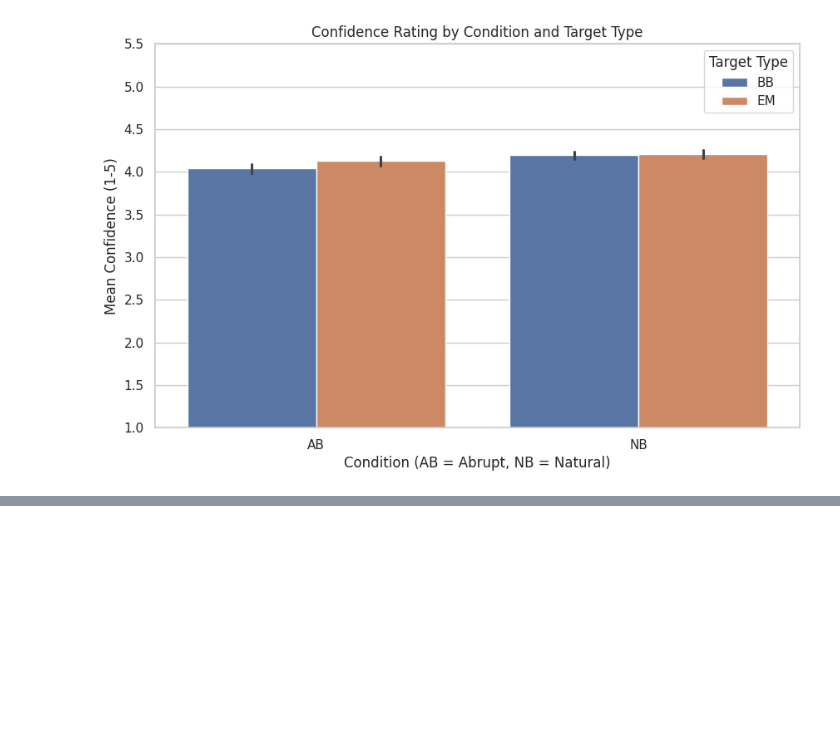
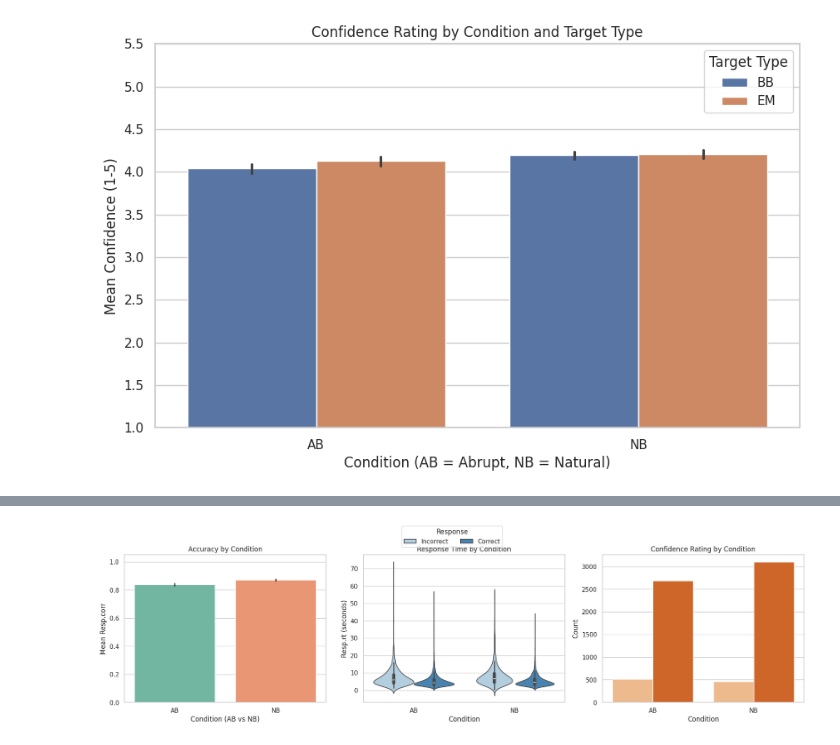
Before and after one commit to KartikVij2302/Movie-Memory-Analysis, a Jupyter notebook: visualisation.ipynb, the cells around one changed output, grey strips where cells are left out. Drawn from its saved outputs; the diff is of its cells as text; code cells hidden in the pictures; blank space fills up the shorter version.

```diff
--- a/visualisation.ipynb
+++ b/visualisation.ipynb
@@ -263,0 +242,90 @@ else:
+# %%
+# Summarize Resp.corr, Resp.rt, and Conf_radio.response by condition
+
+import ast
+
+def ensure_scalar(value):
+    """Convert PsychoPy list-like response outputs (possibly stored as strings) to scalar floats."""
+    if isinstance(value, str):
+        stripped = value.strip()
+        if stripped.startswith('[') and stripped.endswith(']'):
+            try:
+                parsed = ast.literal_eval(stripped)
+                if isinstance(parsed, (list, tuple)):
+                    return parsed[0] if parsed else None
+                return parsed
+            except (ValueError, SyntaxError):
+                return None
+        try:
+            return float(stripped)
+        except ValueError:
+            return None
+    if isinstance(value, (list, tuple)):
+        return value[0] if value else None
+    return value
+
+try:
+    corr_col = find_column(['recogloop.resp.corr', 'Resp.corr', 'resp.corr'], recog_data)
+    rt_col = find_column(['resp.rt', 'Recogloop.resp.rt', 'recogloop.resp.rt'], recog_data)
+    conf_col = find_column(['recogloop.conf_radio.response', 'Conf_radio.response', 'conf_radio.response'], recog_data)
+except KeyError as err:
+    print(err)
+else:
+    metric_data = recog_data.dropna(subset=[corr_col]).copy()
+    metric_data['condition'] = metric_data['condition'].astype('category')
+    metric_data['condition'] = metric_data['condition'].cat.set_categories(['AB', 'NB'], ordered=True)
+
+    metric_data['resp_rt_seconds'] = pd.to_numeric(metric_data[rt_col].apply(ensure_scalar), errors='coerce')
+
+    accuracy_participant = (metric_data
+                            .groupby(['participant_id', 'condition'])[corr_col]
+                            .mean()
+                            .reset_index(name='mean_accuracy'))
+
+    metric_data['response_label'] = metric_data[corr_col].apply(lambda val: 'Correct' if val == 1 else 'Incorrect')
+
+    fig, axes = plt.subplots(1, 3, figsize=(18, 5))
+
+    sns.barplot(data=accuracy_participant,
+                x='condition',
+                y='mean_accuracy',
+                errorbar='se',
+                palette='Set2',
+                ax=axes[0])
+    axes[0].set_title('Accuracy by Condition')
+    axes[0].set_xlabel('Condition (AB vs NB)')
+    axes[0].set_ylabel('Mean Resp.corr')
+    axes[0].set_ylim(0, 1.05)
+
+    rt_data = metric_data.dropna(subset=['resp_rt_seconds'])
+    sns.violinplot(data=rt_data,
+                   x='condition',
+                   y='resp_rt_seconds',
+                   hue='response_label',
+                   palette='Blues',
+                   ax=axes[1])
+    axes[1].set_title('Response Time by Condition')
+    axes[1].set_xlabel('Condition')
+    axes[1].set_ylabel('Resp.rt (seconds)')
+
+    handles, labels = axes[1].get_legend_handles_labels()
+    if axes[1].legend_:
+        axes[1].legend_.remove()
+
+    conf_data = metric_data.dropna(subset=[conf_col])
+    sns.countplot(data=conf_data,
+                  x='condition',
+                  hue='response_label',
+                  palette='Oranges',
+                  ax=axes[2])
+    axes[2].set_title('Confidence Rating by Condition')
+    axes[2].set_xlabel('Condition')
+    axes[2].set_ylabel('Count')
+    if axes[2].legend_:
+        axes[2].legend_.remove()
+
+
+    fig.legend(handles, labels, title='Response', loc='upper center', ncol=2, bbox_to_anchor=(0.5, 1.04))
+    plt.tight_layout(rect=[0, 0, 1, 0.96])
+    plt.show()
+# %% [output]
@@ -263,0 +335 @@ else:
+[figure, added]
```
Also changed, not shown: parts of 13 cells of this notebook.
